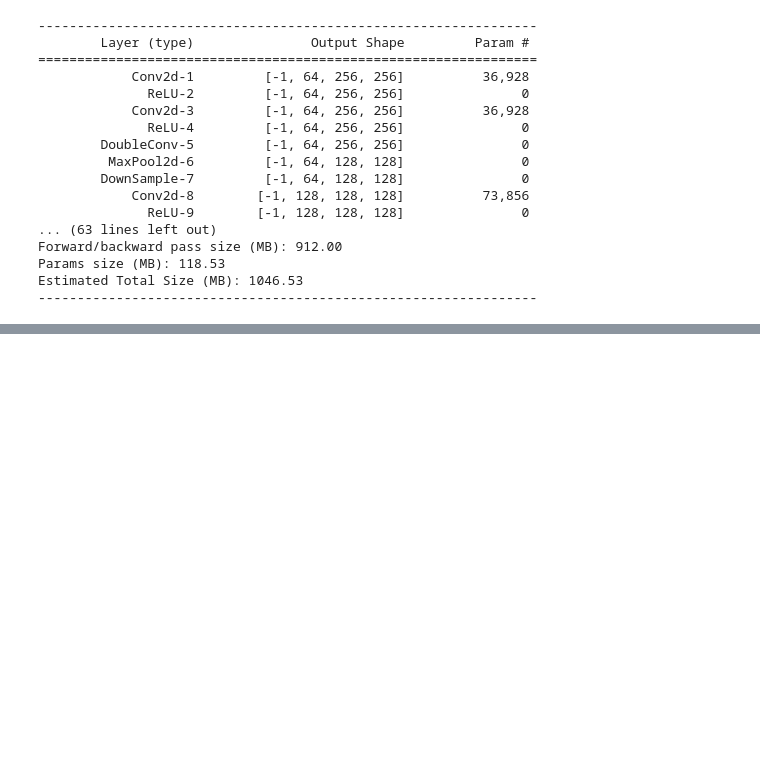
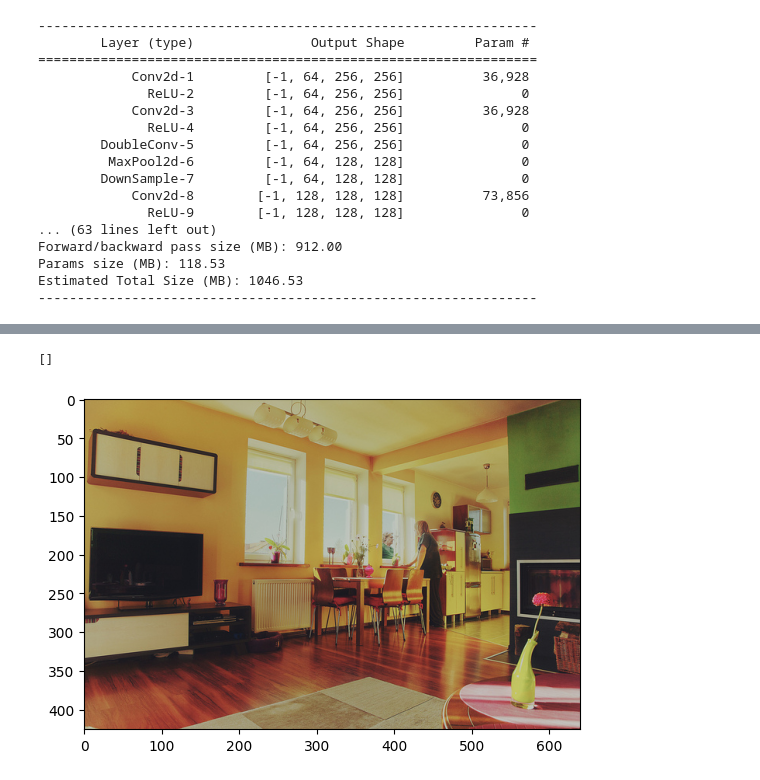
Before and after one commit to therishabhmittal-05/camera, a Jupyter notebook: Semantic_Segmentation/UNet_Semantic_Segmentation.ipynb, the cells around one changed output, grey strips where cells are left out. Saved outputs shown, nothing was run; the diff lists cells and outputs as text; code cells hidden in the pictures; blank space fills up the shorter version.

```diff
--- a/Semantic_Segmentation/UNet_Semantic_Segmentation.ipynb
+++ b/Semantic_Segmentation/UNet_Semantic_Segmentation.ipynb
@@ -120,0 +185,8 @@ Estimated Total Size (MB): 1046.53
+# %%
+import matplotlib.pyplot as plt
+img = plt.imread("/content/val2017/000000000139.jpg")
+plt.imshow(img)
+plt.plot()
+# %% [output]
+[]
+[figure, added]
```
Also changed, not shown: parts of 16 cells of this notebook.
